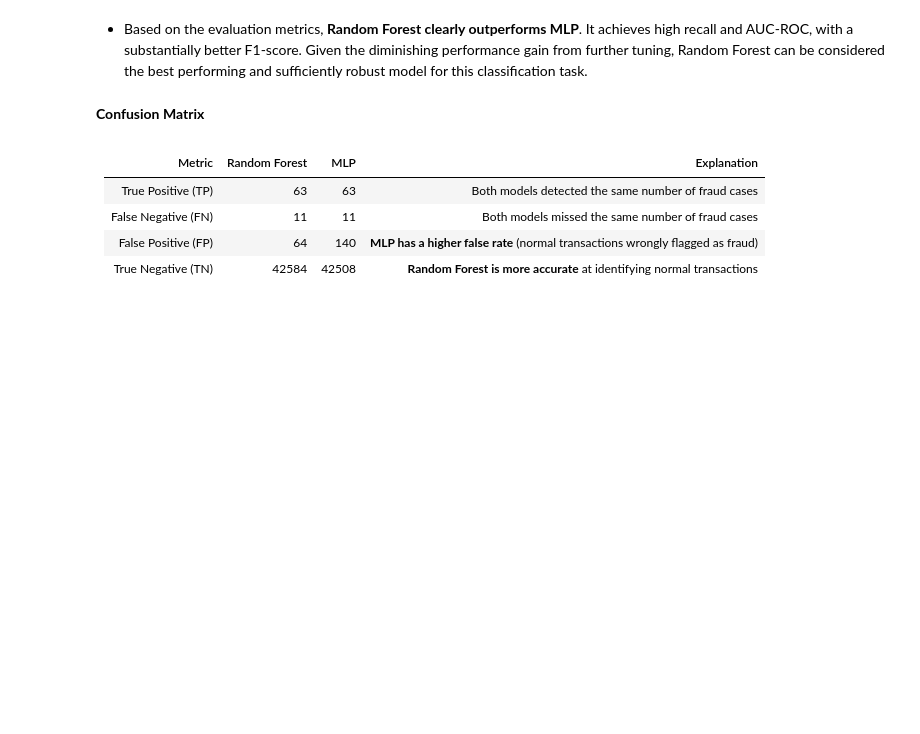
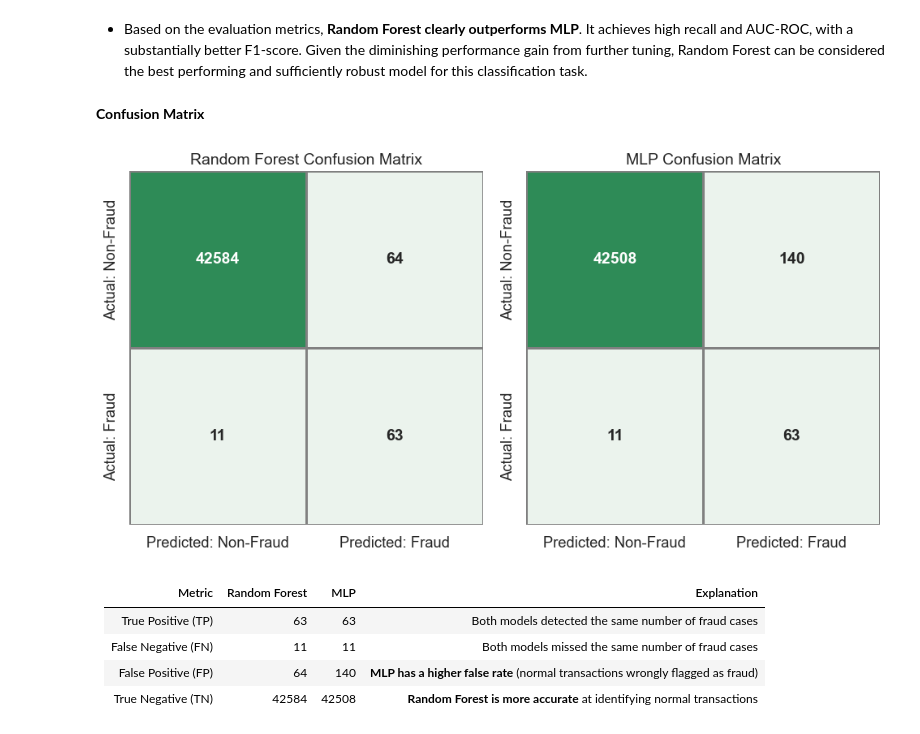
Before and after one commit to Geethika2506/Machine-Learning-final-project, a Jupyter notebook: Final_project.ipynb, the cells around one changed output. Saved outputs shown, nothing was run; the diff lists cells and outputs as text; code cells hidden in the pictures; blank space fills up the shorter version.

```diff
--- a/Final_project.ipynb
+++ b/Final_project.ipynb
@@ -1202,6 +1202,39 @@ plt.show()
 - Based on the evaluation metrics, **Random Forest clearly outperforms MLP**. It achieves high recall and AUC-ROC, with a substantially better F1-score. Given the diminishing performance gain from further tuning, Random Forest can be considered the best performing and sufficiently robust model for this classification task.
 # %% [markdown]
 **Confusion Matrix**
+# %%
+rf_conf_matrix = pd.DataFrame(
+    [[42584, 64],
+     [11, 63]],
+    columns=['Predicted: Non-Fraud', 'Predicted: Fraud'],
+    index=['Actual: Non-Fraud', 'Actual: Fraud'])
+
+mlp_conf_matrix = pd.DataFrame(
+    [[42508, 140],
+     [11, 63]],
+    columns=['Predicted: Non-Fraud', 'Predicted: Fraud'],
+    index=['Actual: Non-Fraud', 'Actual: Fraud'])
+
+sns.set(font_scale=1.2, style="whitegrid")
+
+fig, axes = plt.subplots(1, 2, figsize=(10, 5))
+cmap = sns.light_palette("seagreen", as_cmap=True)
+
+# Random Forest
+sns.heatmap(rf_conf_matrix, annot=True, fmt='d', cmap=cmap, ax=axes[0],
+            cbar=False, linewidths=1, linecolor='gray', square=True,
+            annot_kws={"size": 14, "weight": "bold"})
+axes[0].set_title('Random Forest Confusion Matrix', fontsize=14)
+# MLP
+sns.heatmap(mlp_conf_matrix, annot=True, fmt='d', cmap=cmap, ax=axes[1],
+            cbar=False, linewidths=1, linecolor='gray', square=True,
+            annot_kws={"size": 14, "weight": "bold"})
+axes[1].set_title('MLP Confusion Matrix', fontsize=14)
+
+plt.tight_layout()
+plt.show()
+# %% [output]
+[figure, added]
 # %% [markdown]
 | Metric           | Random Forest | MLP  | Explanation                                          |
 |------------------|---------------|------|------------------------------------------------------|
```
Also changed, not shown: parts of 8 cells of this notebook.
